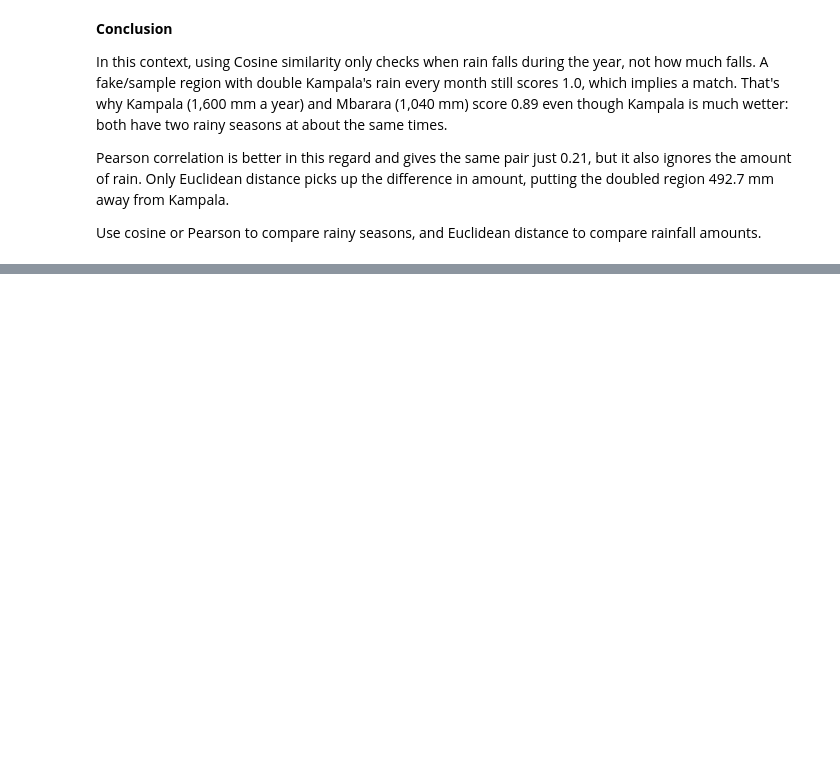
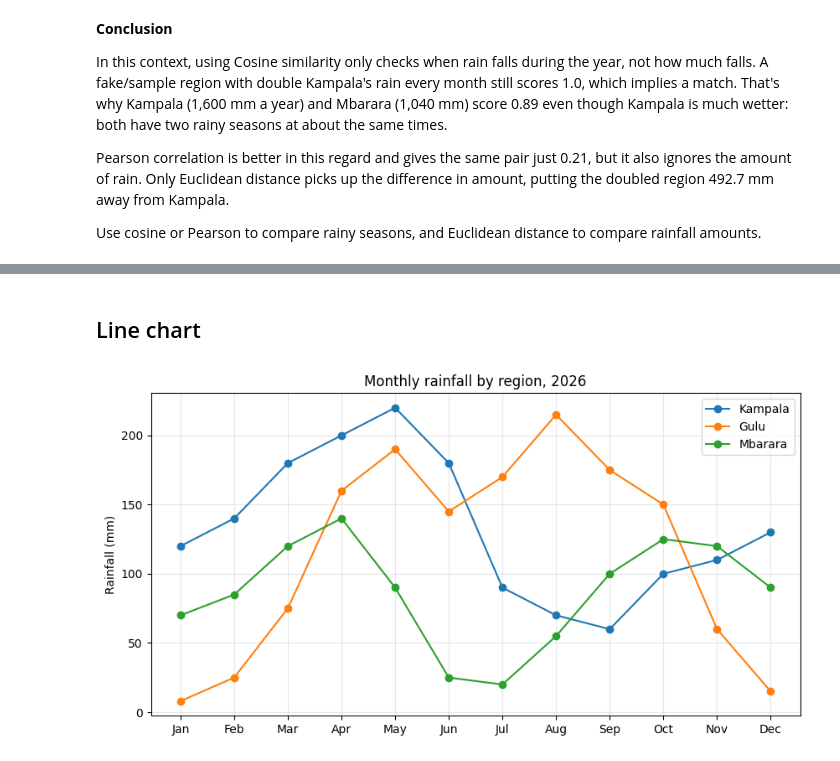
Before and after one commit to instantiate2roy/assignment-1, a Jupyter notebook: project4_rainfall_pattern.ipynb, the cells around one changed output, grey strips where cells are left out. Saved outputs shown, nothing was run; the diff lists cells and outputs as text; code cells hidden in the pictures; blank space fills up the shorter version.

Commit message:
Pushed graphs and comparison data

```diff
--- a/project4_rainfall_pattern.ipynb
+++ b/project4_rainfall_pattern.ipynb
@@ -204,0 +207,7 @@ Use cosine or Pearson to compare rainy seasons, and Euclidean distance to compar
+# %%
+import numpy as np
+from scipy.signal import find_peaks
+
+for region, rain_data in year_2026.items():
+    cp_obj = CropRule(numpy.array(rain_data), region)
+    print(region, cp_obj.rainy_seasons())
@@ -204,0 +234,20 @@ Use cosine or Pearson to compare rainy seasons, and Euclidean distance to compar
+# %% [markdown]
+## Line chart
+# %%
+import matplotlib.pyplot as plt
+from matplotlib.colors import ListedColormap, BoundaryNorm
+
+objects = [CropRule(numpy.array(rain), region) for region, rain in year_2026.items()]
+short_months = [m[:3] for m in CropRule.months]     # "January" -> "Jan" for the axis
+
+# (a) Line chart of all regions
+fig, ax = plt.subplots(figsize=(10, 5))
+for obj in objects:
+    ax.plot(short_months, obj.rain_fall_data, marker="o", label=obj.region)
+ax.set_title(f"Monthly rainfall by region, {objects[0].year}")
+ax.set_ylabel("Rainfall (mm)")
+ax.legend()
+ax.grid(alpha=0.3)
+plt.show()
+# %% [output]
+[figure, added]
```
Also changed, not shown: parts of 6 cells of this notebook, 1 other file.
